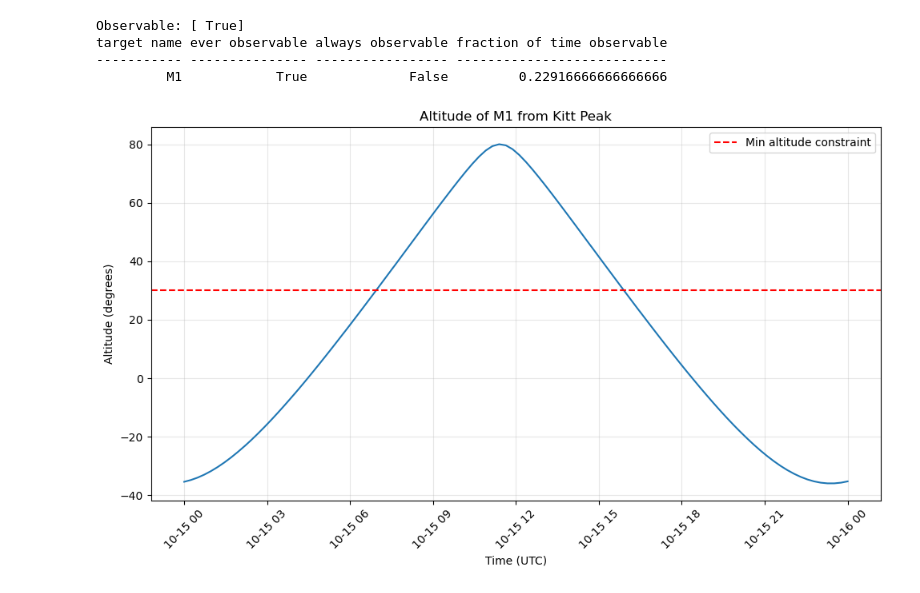
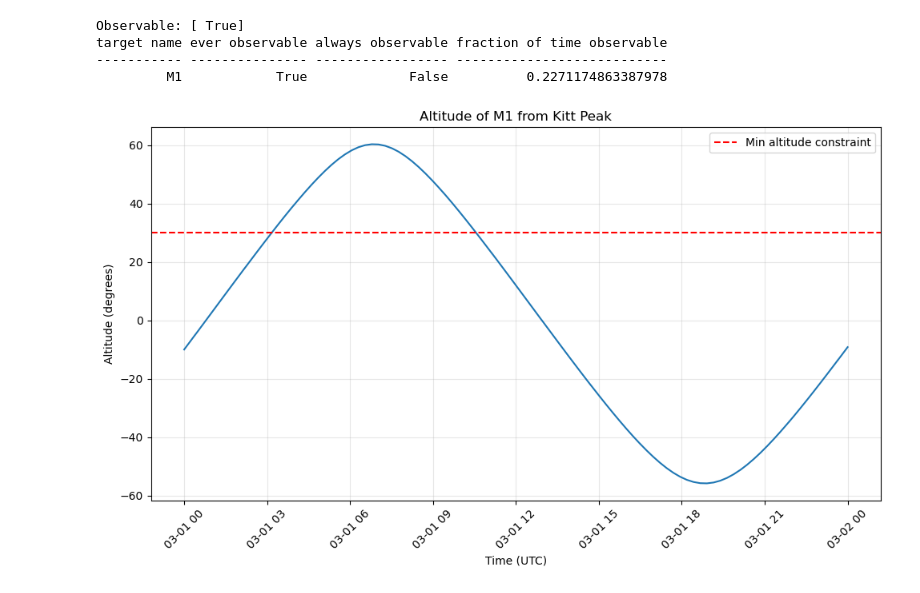
Before and after one commit to rongpu/desi-misc, a Jupyter notebook: misc/observability_window.ipynb, the cells around one changed output. Saved outputs shown, nothing was run; the diff lists cells and outputs as text; code cells hidden in the pictures.

```diff
--- a/misc/observability_window.ipynb
+++ b/misc/observability_window.ipynb
@@ -19,12 +19,13 @@ site = EarthLocation(lat=31.9634*u.deg, lon=-111.5992*u.deg, height=2096*u.m)  #
 observer = Observer(location=site, name="Kitt Peak", timezone="US/Arizona")
 
 # Define your target
-target_coord = SkyCoord(ra=83.6331*u.deg, dec=22.0145*u.deg, frame='icrs')  # M1 (Crab Nebula)
+target_ra, target_dec = 150.1, 2.382
+target_coord = SkyCoord(ra=target_ra*u.deg, dec=target_dec*u.deg, frame='icrs')
 target = FixedTarget(coord=target_coord, name="M1")
 
 # Define observation time range
-start_time = Time('2025-10-15 00:00:00')
-end_time = Time('2025-10-16 00:00:00')
+start_time = Time('2026-03-01 00:00:00')
+end_time = Time('2026-05-01 00:00:00')
 time_range = Time([start_time, end_time])
 
 # Check if target is observable during night
@@ -40,32 +41,32 @@ constraints = [
 # Check observability
 observable = is_observable(constraints, observer, target, time_range=time_range)
 print(f"Observable: {observable}")
 
 # Get detailed observability table
 obs_table = observability_table(constraints, observer, [target],
                                  time_range=time_range)
 print(obs_table)
 
 # Calculate altitude over time for plotting
 times = start_time + np.linspace(0, 24, 100)*u.hour
 altaz_frame = AltAz(obstime=times, location=site)
 target_altaz = target_coord.transform_to(altaz_frame)
 
 # Plot altitude vs time
 plt.figure(figsize=(10, 6))
 plt.plot(times.datetime, target_altaz.alt.deg)
 plt.axhline(y=30, color='r', linestyle='--', label='Min altitude constraint')
 plt.xlabel('Time (UTC)')
 plt.ylabel('Altitude (degrees)')
 plt.title(f'Altitude of {target.name} from {observer.name}')
 plt.grid(True, alpha=0.3)
 plt.xticks(rotation=45)
 plt.legend()
 plt.tight_layout()
 plt.show()
 # %% [output]
 Observable: [ True]
 target name ever observable always observable fraction of time observable
 ----------- --------------- ----------------- ---------------------------
-         M1            True             False         0.22916666666666666
+         M1            True             False          0.2271174863387978
-[figure, old version]
+[figure, new version]
```
Also changed, not shown: parts of 5 cells of this notebook, 12 other files.
